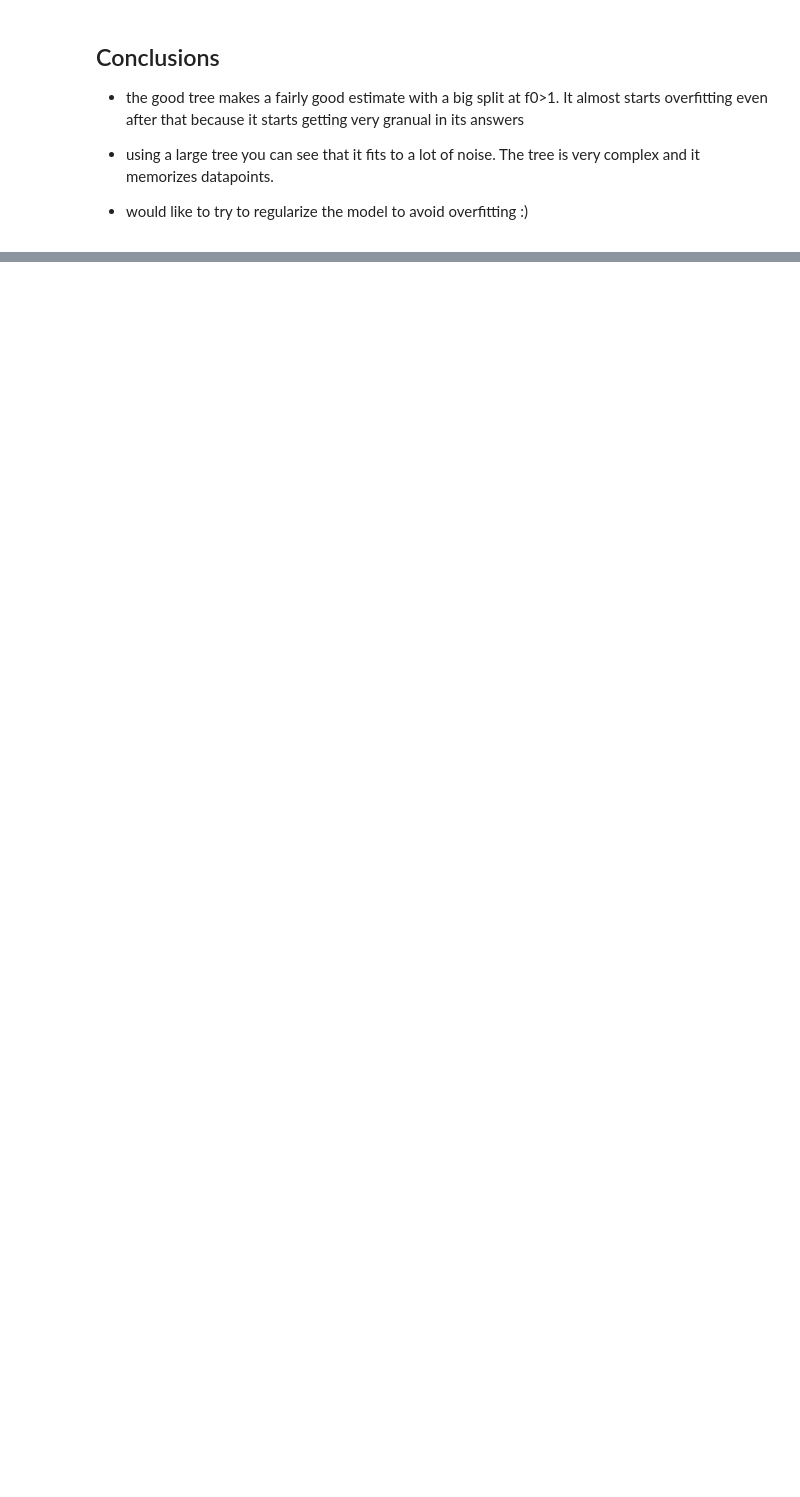
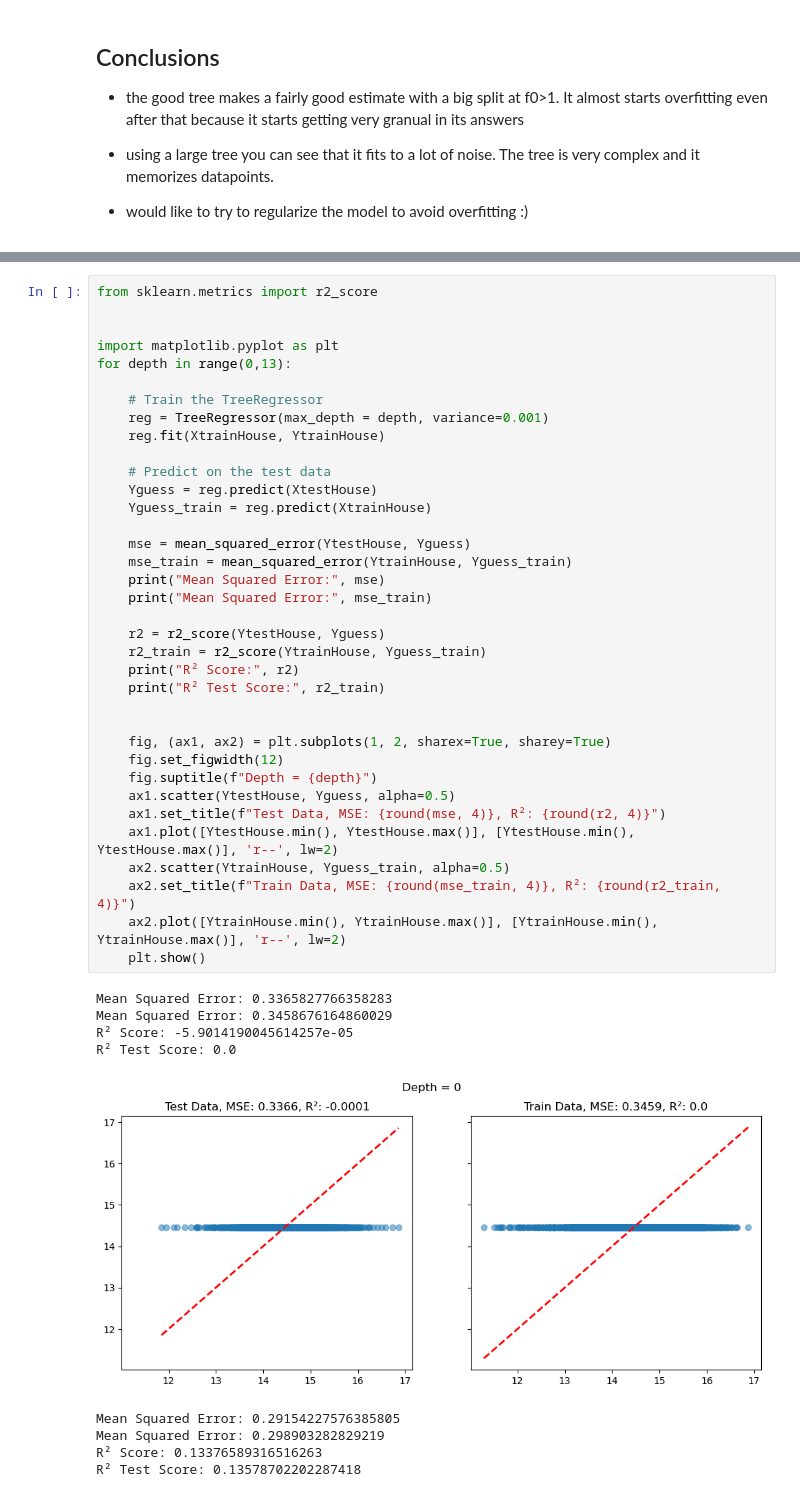
Before and after one commit to casperHansenTEOA/dat341, a Jupyter notebook: lab1.ipynb, the cells around one changed output, grey strips where cells are left out. Cells and saved outputs as stored; diff of their text form; blank space fills up the shorter version.

```diff
--- a/lab1.ipynb
+++ b/lab1.ipynb
@@ -849,0 +868,46 @@ R² Score: 0.4325410019043493
+# %%
+from sklearn.metrics import r2_score
+
+
+import matplotlib.pyplot as plt
+for depth in range(0,13):
+
+    # Train the TreeRegressor
+    reg = TreeRegressor(max_depth = depth, variance=0.001)
+    reg.fit(XtrainHouse, YtrainHouse)
+
+    # Predict on the test data
+    Yguess = reg.predict(XtestHouse)
+    Yguess_train = reg.predict(XtrainHouse)
+
+    mse = mean_squared_error(YtestHouse, Yguess)
+    mse_train = mean_squared_error(YtrainHouse, Yguess_train)
+    print("Mean Squared Error:", mse)
+    print("Mean Squared Error:", mse_train)
+
+    r2 = r2_score(YtestHouse, Yguess)
+    r2_train = r2_score(YtrainHouse, Yguess_train)
+    print("R² Score:", r2)
+    print("R² Test Score:", r2_train)
+
+
+    fig, (ax1, ax2) = plt.subplots(1, 2, sharex=True, sharey=True)
+    fig.set_figwidth(12)
+    fig.suptitle(f"Depth = {depth}")
+    ax1.scatter(YtestHouse, Yguess, alpha=0.5)
+    ax1.set_title(f"Test Data, MSE: {round(mse, 4)}, R²: {round(r2, 4)}")
+    ax1.plot([YtestHouse.min(), YtestHouse.max()], [YtestHouse.min(), YtestHouse.max()], 'r--', lw=2)
+    ax2.scatter(YtrainHouse, Yguess_train, alpha=0.5)
+    ax2.set_title(f"Train Data, MSE: {round(mse_train, 4)}, R²: {round(r2_train, 4)}")
+    ax2.plot([YtrainHouse.min(), YtrainHouse.max()], [YtrainHouse.min(), YtrainHouse.max()], 'r--', lw=2)
+    plt.show()
+# %% [output]
+Mean Squared Error: 0.3365827766358283
+Mean Squared Error: 0.3458676164860029
+R² Score: -5.9014190045614257e-05
+R² Test Score: 0.0
+[figure, added]
+Mean Squared Error: 0.29154227576385805
+Mean Squared Error: 0.298903282829219
+R² Score: 0.13376589316516263
+R² Test Score: 0.13578702202287418
```
Also changed, not shown: parts of 6 cells of this notebook.
